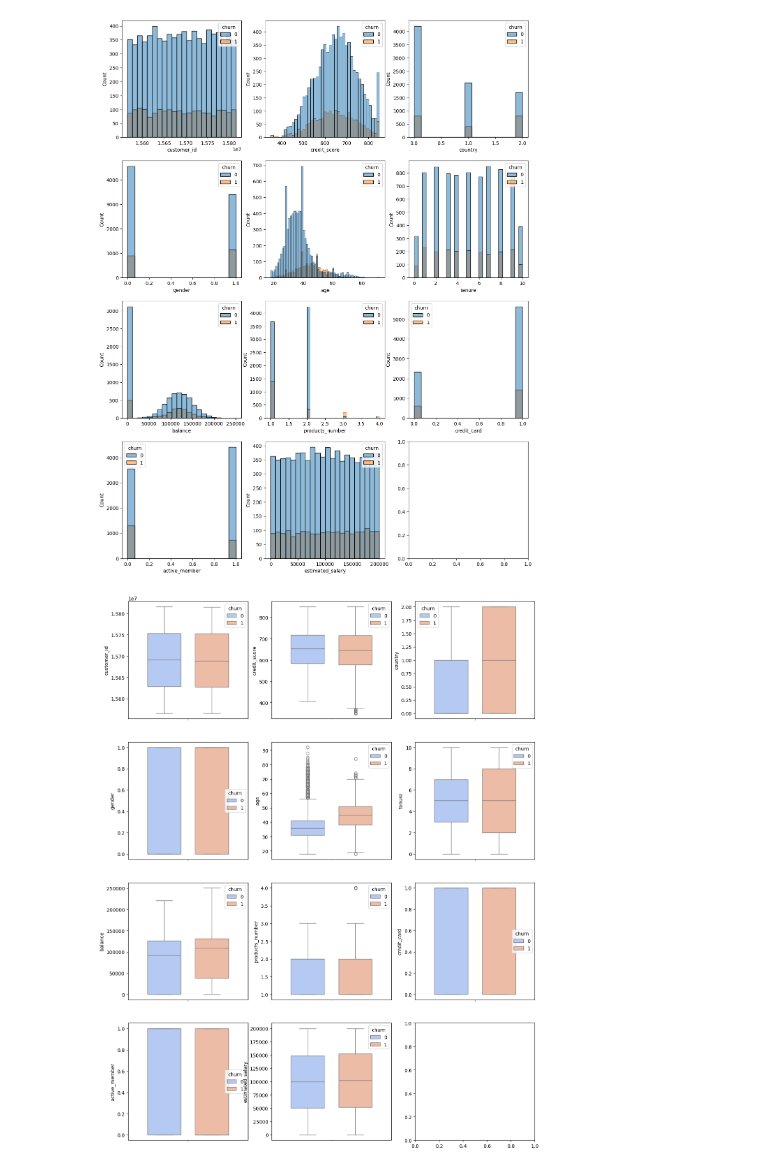
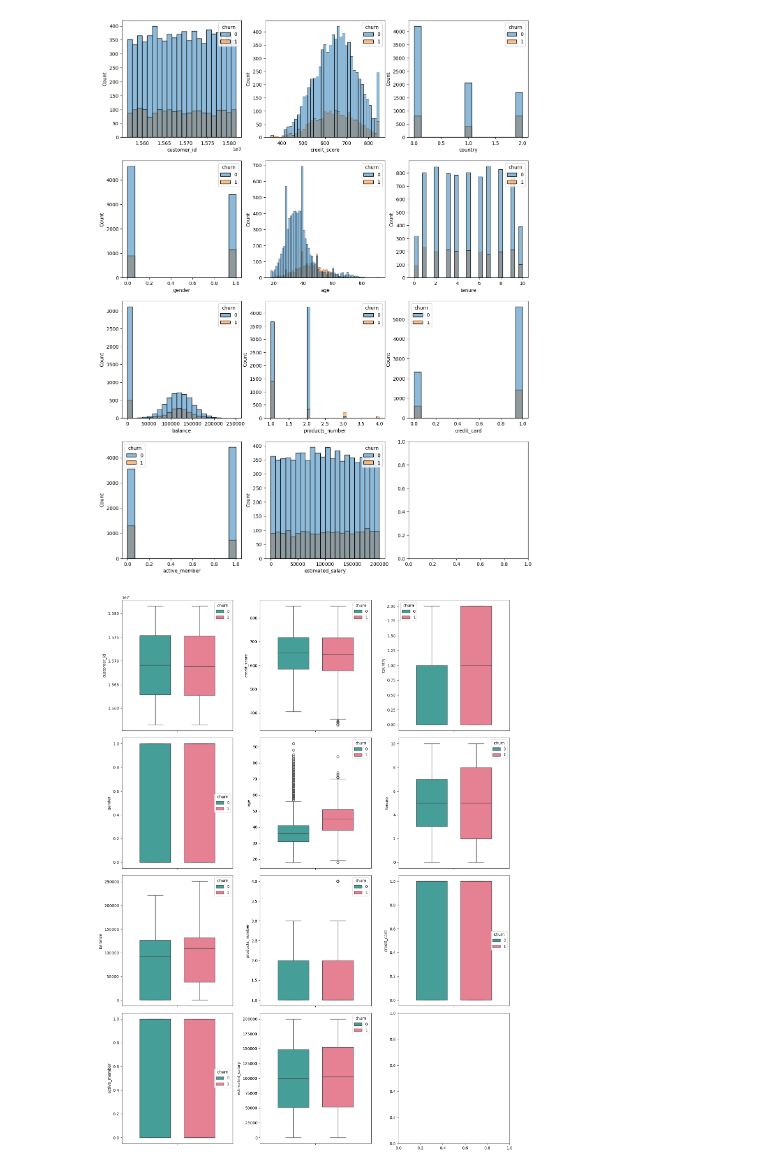
Before and after one commit to SKNETWORKS-FAMILY-AICAMP/SKN09-2nd-4Team, a Jupyter notebook: YJ.ipynb, the cells around one changed output. Cells and saved outputs as stored; diff of their text form; code cells hidden in the pictures.

Commit message:
color_update

```diff
--- a/YJ.ipynb
+++ b/YJ.ipynb
@@ -243,9 +243,29 @@ for i in range(len(df.columns)-1):
 # %% [output]
 [figure]
 # %%
-fig, axs = plt.subplots(nrows=4, ncols=3, figsize=(15,20))
-axs=axs.flat
-for i in range(len(df.columns)-1):
-    sns.boxplot(data=df, y=df.columns[i],hue="churn",ax=axs[i], gap=0.3, palette='coolwarm')
+import seaborn as sns
+import matplotlib.pyplot as plt
+
+# husl 팔레트 설정
+palette = sns.color_palette("husl")
+
+# 4번째 색상과 1번째 색상만 사용
+selected_palette = [palette[3], palette[0]]
+
+# 서브플롯 생성
+fig, axs = plt.subplots(nrows=4, ncols=3, figsize=(15, 20))
+axs = axs.flat
+
+# 각 열에 대해 박스 그래프 생성
+for i in range(len(df.columns) - 1):
+    sns.boxplot(data=df,
+                y=df.columns[i],
+                hue="churn",
+                ax=axs[i],
+                palette=selected_palette,
+                gap = 0.3)  # hue에 따라 색상 지정
+
+plt.tight_layout()
+plt.show()
 # %% [output]
-[figure, old version]
+[figure, new version]
```
